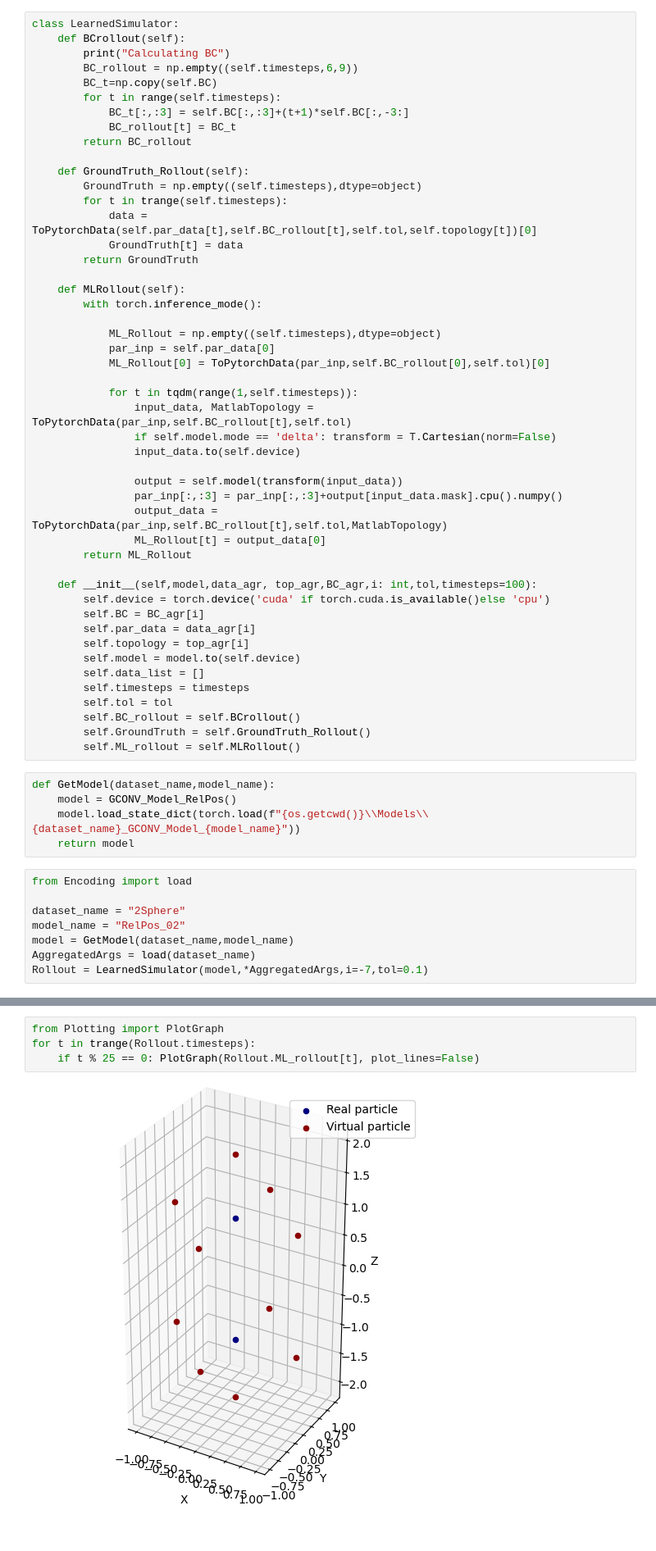
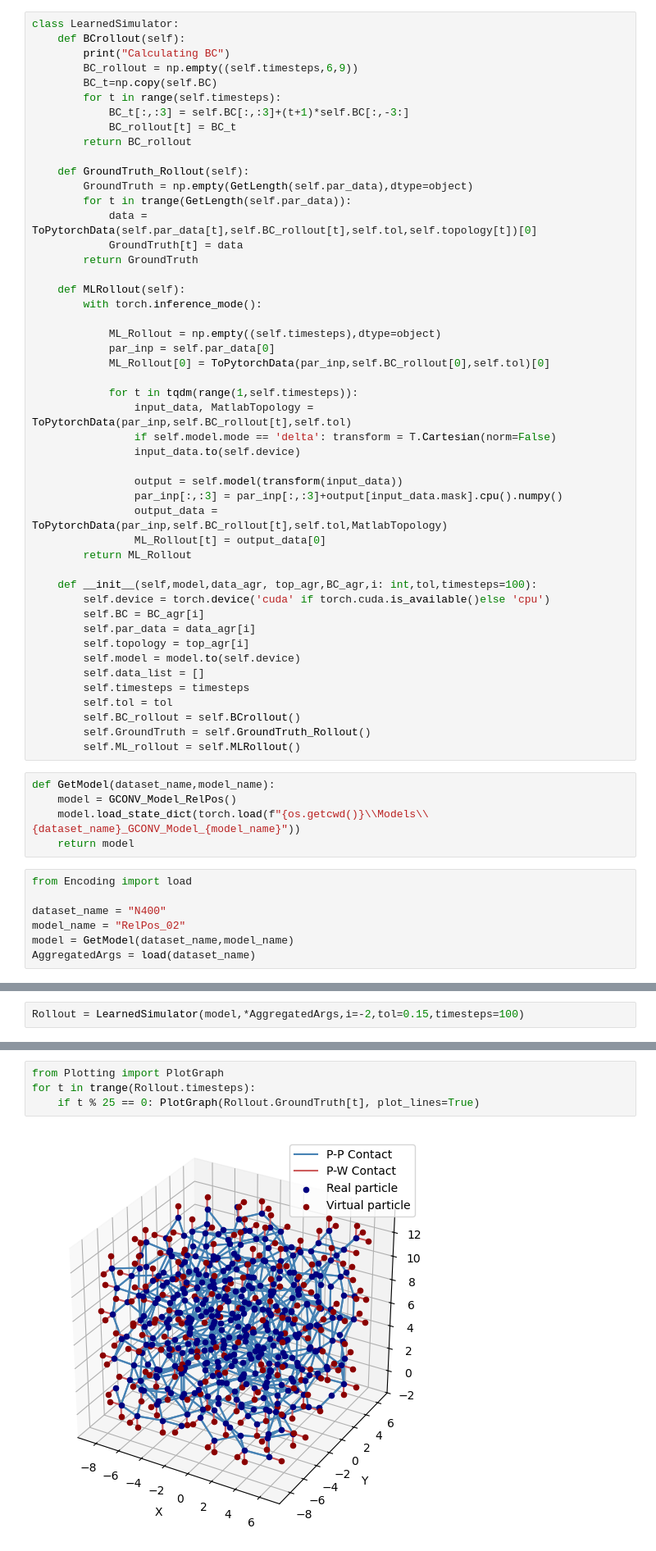
Before and after one commit to MaxGeraedts/DEM-GNN, a Jupyter notebook: Equivariant_model.ipynb, the cells around one changed output, grey strips where cells are left out. Shown at 82% size. Saved outputs shown, nothing was run; the diff lists cells and outputs as text.

```diff
--- a/Equivariant_model.ipynb
+++ b/Equivariant_model.ipynb
@@ -239,8 +239,8 @@ class LearnedSimulator:
         return BC_rollout
 
     def GroundTruth_Rollout(self):
-        GroundTruth = np.empty((self.timesteps),dtype=object)
-        for t in trange(self.timesteps):
+        GroundTruth = np.empty(GetLength(self.par_data),dtype=object)
+        for t in trange(GetLength(self.par_data)):
             data = ToPytorchData(self.par_data[t],self.BC_rollout[t],self.tol,self.topology[t])[0]
             GroundTruth[t] = data
         return GroundTruth
@@ -283,8 +283,7 @@ def GetModel(dataset_name,model_name):
 # %%
 from Encoding import load
 
-dataset_name = "2Sphere"
+dataset_name = "N400"
 model_name = "RelPos_02"
 model = GetModel(dataset_name,model_name)
 AggregatedArgs = load(dataset_name)
-Rollout = LearnedSimulator(model,*AggregatedArgs,i=-7,tol=0.1)
@@ -292,0 +295,2 @@ Calculating BC
+# %%
+Rollout = LearnedSimulator(model,*AggregatedArgs,i=-2,tol=0.15,timesteps=100)
@@ -299,6 +303,6 @@ PlotXYZ(Rollout,t_max=100)
 # %%
 from Plotting import PlotGraph
 for t in trange(Rollout.timesteps):
-    if t % 25 == 0: PlotGraph(Rollout.ML_rollout[t], plot_lines=False)
+    if t % 25 == 0: PlotGraph(Rollout.GroundTruth[t], plot_lines=True)
 # %% [output]
-[figure, old version]
+[figure, new version]
```
Also changed, not shown: parts of 7 cells of this notebook, 1 other file.
